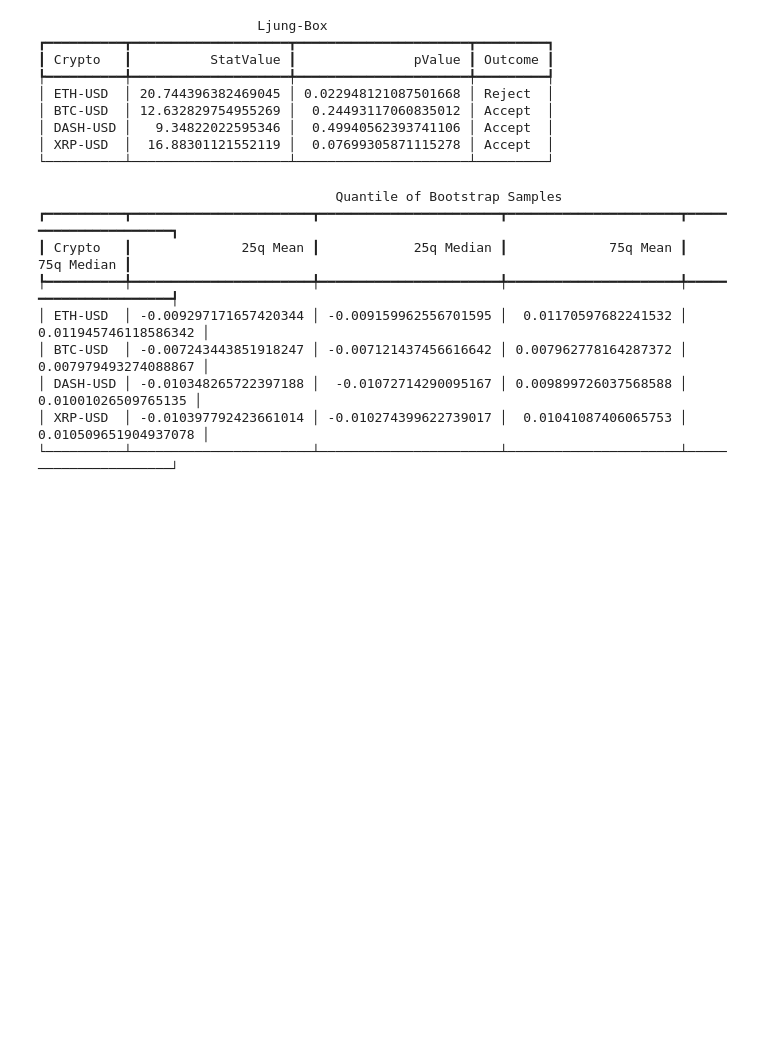
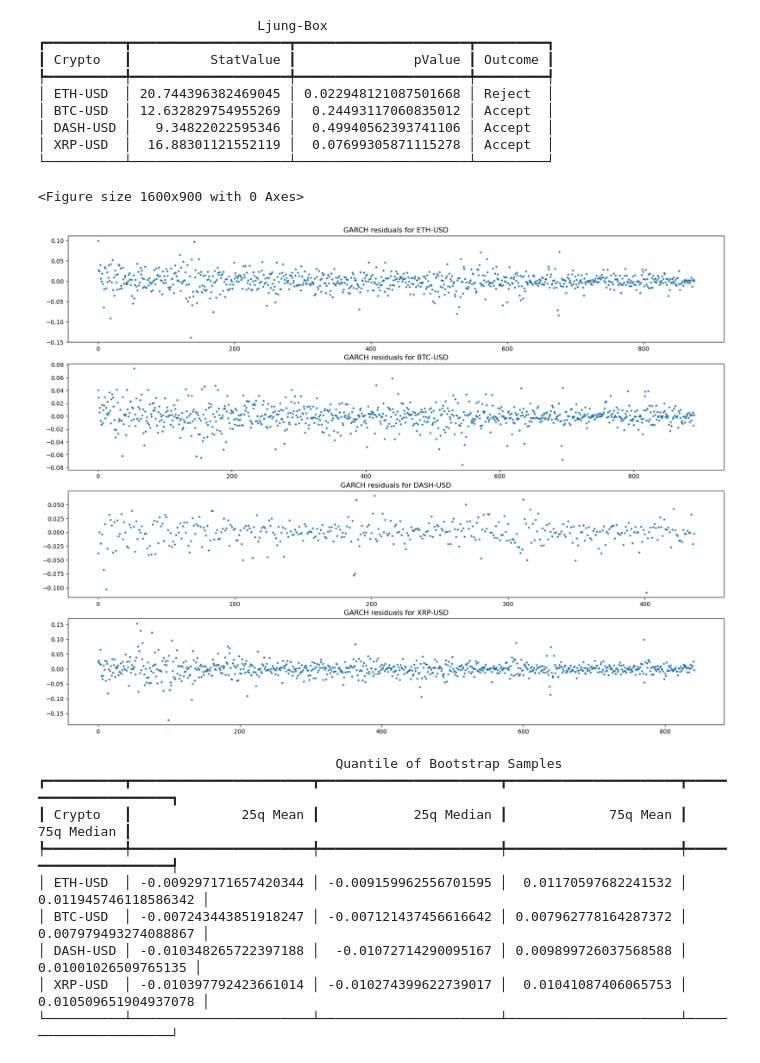
Before and after one commit to SimoneNicosanti/MPSMF_Project, a Jupyter notebook: Progetto.ipynb, the cells around one changed output. Saved outputs shown, nothing was run; the diff lists cells and outputs as text; code cells hidden in the pictures; blank space fills up the shorter version.

Commit message:
test media nulla, scatter plots sui residui dei GARCH
Co-authored-by: EdmondDantes <SimoneNicosanti@users.noreply.github.com>

```diff
--- a/Progetto.ipynb
+++ b/Progetto.ipynb
@@ -717,3 +719,20 @@ kolmogorov_smirnov(differencingDict, "Diff", cryptoList)
 # %% [markdown]
 Notiamo quindi che i due test ci fanno rigettare in entrambi i casi l'ipotesi nulla di normalità dei dati.
 Per completezza tracciamo un grafico dei dati.
+# %%
+#TODO media nulla -> interessante (indice di mercato efficiente) (BTC prof)
+# Ipotesi nulla: la media è zero
+null_hypothesis_mean = 0
+alpha = 0.05
+meanTable = buildTable("Zero Mean Test", ["Crypto", "T-Statistic", "P-Value", "Result"], ["left", "right", "right", "left"])
+for crypto in cryptoList:
+    # Esegue il test t
+    t_statistic, p_value = ttest_1samp(differencingDict[crypto]["Diff"], null_hypothesis_mean)
+
+
+    # Confronta il p-value con un livello di significatività predefinito (ad esempio, 0.05)
+    outcomeString = "Reject" if p_value < alpha else "Accept"
+    meanTable.add_row(crypto, str(t_statistic), str(p_value), outcomeString)
+# Stampa i risultati del test
+console = Console()
+console.print(meanTable)
@@ -1186,8 +1215,8 @@ employed volatility models
 #               -> caso delle torri gemelle -> indice daws jhons scende vertiginosamente in maniera automatizzata
 residualsDict : {str, pd.DataFrame} = {}
 for crypto in cryptoList :
-    N_TESTS = testCryptoDiffDict[crypto]["Diff"].shape[0]
-    tempCryptoDiff = trainCryptoDiffDict[crypto]["Diff"].copy()
+    tempCryptoDiff = trainCryptoDiffDict[crypto]["Diff"].copy() #TODO rimettere df tagliato
     model = arch_model(tempCryptoDiff)
-    results = model.fit(disp='off')  # Setting disp to 'off' to suppress convergence messages
-    residualsDict[crypto] = pd.DataFrame(data = {"Resid" : results.resid})
+    fittedModel = model.fit(disp='off')  # Setting disp to 'off' to suppress convergence messages
+    console.print(crypto + "\n" + str(fittedModel.summary()))
+    residualsDict[crypto] = pd.DataFrame(data = {"Resid" : fittedModel.resid})
@@ -1248,6 +1346,17 @@ ljung_box_test(residualsDict, "Resid", cryptoList)
 │ DASH-USD │   9.34822022595346 │  0.49940562393741106 │ Accept  │
 │ XRP-USD  │  16.88301121552119 │  0.07699305871115278 │ Accept  │
 └──────────┴────────────────────┴──────────────────────┴─────────┘
+# %%
+plt.figure(figsize= (16,9))
+fig, axs = plt.subplots(nrows=len(cryptoList), figsize=(20, 15))
+i = 0
+for crypto in cryptoList:
+    axs[i].scatter(x = np.arange(0, residualsDict[crypto].shape[0]), y = residualsDict[crypto]["Resid"], sizes = [5])
+    axs[i].set_title("GARCH residuals for " + crypto)
+    i += 1
+# %% [output]
+<Figure size 1600x900 with 0 Axes>
+[figure, added]
 # %%
 #APPLICO BOOTSTRAP:
 # faccio es:1000 campionamenti dei dati e mi calcolo quantili empirici es:20/80%
```
Also changed, not shown: parts of 9 cells of this notebook.
